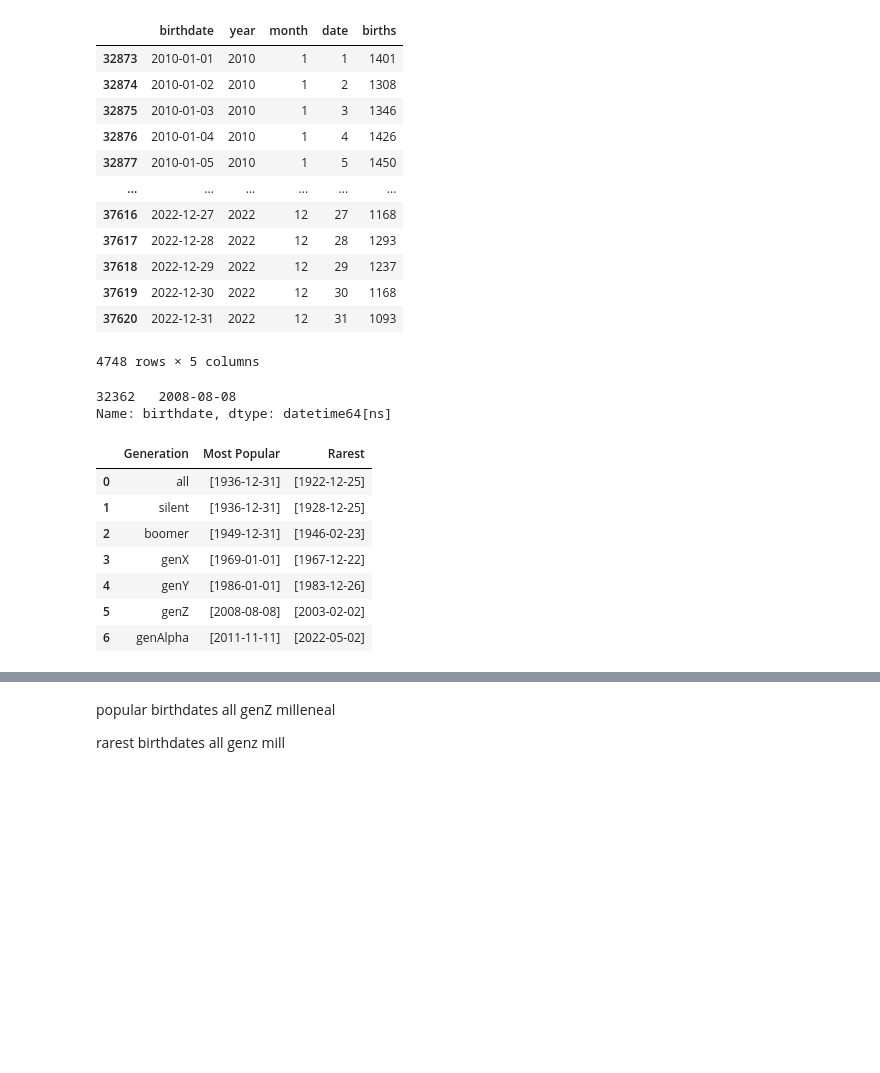
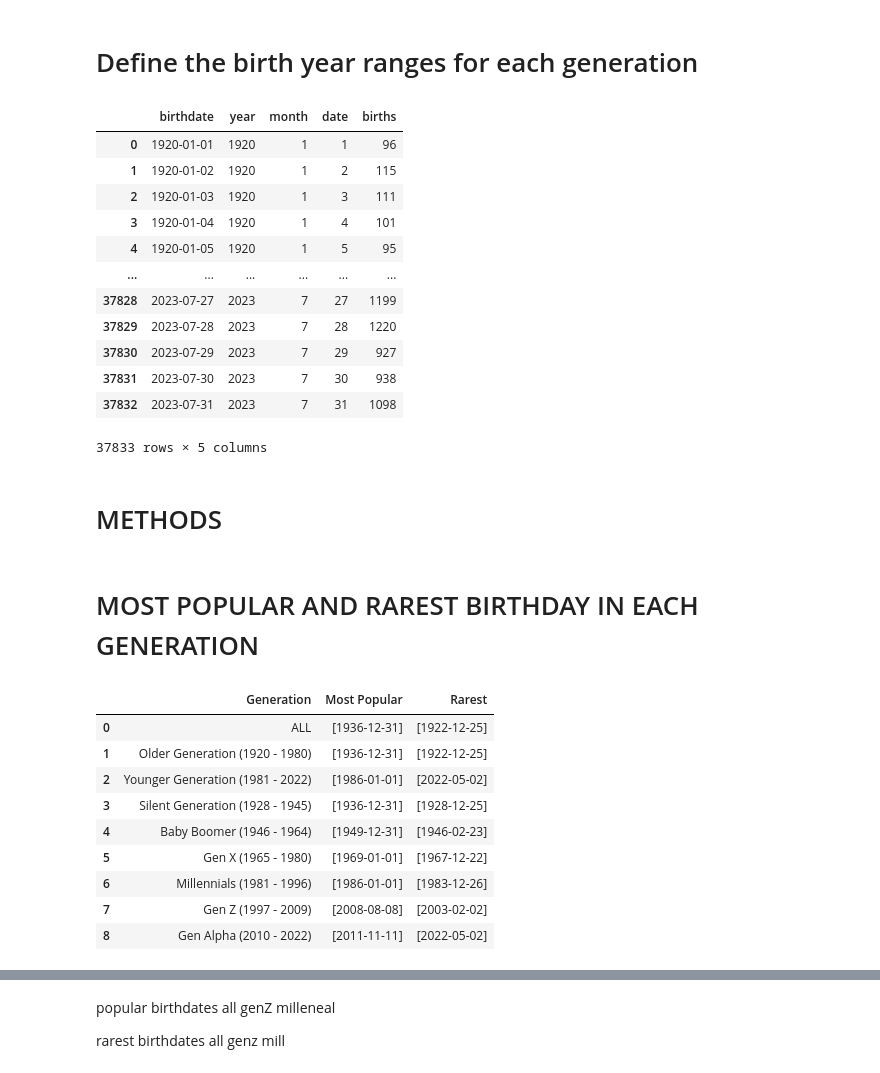
Before and after one commit to aqilahsalihah/birthdayAnalysis, a Jupyter notebook: birthdates.ipynb, the cells around one changed output, grey strips where cells are left out. Cells and saved outputs as stored; diff of their text form; code cells hidden in the pictures; blank space fills up the shorter version.

```diff
--- a/birthdates.ipynb
+++ b/birthdates.ipynb
@@ -49,44 +52,47 @@ print(df)
 37832 2023-07-31  2023      7    31    1098
 
 [37833 rows x 5 columns]
+# %% [markdown]
+# Define the birth year ranges for each generation
 # %%
-# Define the birth year ranges for each generation
 generation_ranges = {
-    'all' : (1920, 2025),
-    'older' : (1920, 1980),
-    'younger' : (1981, 2022),
-    'silent': (1928, 1945), #17
-    'boomer': (1946, 1964), #18
-    'genX': (1965, 1980), #15
-    'genY': (1981, 1996), #15
-    'genZ': (1997, 2009), #12
-    'genAlpha': (2010, 2022)
+    'all' : ('ALL', 1920, 2025),
+    'older' : ('Older Generation (1920 - 1980)', 1920, 1980),
+    'younger' : ('Younger Generation (1981 - 2022)', 1981, 2022),
+    'silent': ('Silent Generation (1928 - 1945)', 1928, 1945), #17
+    'boomer': ('Baby Boomer (1946 - 1964)', 1946, 1964), #18
+    'genX': ('Gen X (1965 - 1980)', 1965, 1980), #15
+    'genY': ('Millennials (1981 - 1996)', 1981, 1996), #15
+    'genZ': ('Gen Z (1997 - 2009)', 1997, 2009), #12
+    'genAlpha': ('Gen Alpha (2010 - 2022)', 2010, 2022)
 }
 
 # Create an empty dictionary to store subsets of DataFrame for each generation
 gen = {}
 
 # Loop through the generation ranges
-for generation, (start_year, end_year) in generation_ranges.items():
+for generation, (name, start_year, end_year) in generation_ranges.items():
     # Filter the DataFrame for the current generation
     gen_df = df[(df['birthdate'].dt.year >= start_year) & (df['birthdate'].dt.year <= end_year)]
 
     # Store the subset DataFrame in the generations dictionary
     gen[generation] = gen_df
 # %%
-gen['genAlpha']
+gen['all']
 # %% [output]
 |  | birthdate | year | month | date | births |
-| 32873 | 2010-01-01 | 2010 | 1 | 1 | 1401 |
-| 32874 | 2010-01-02 | 2010 | 1 | 2 | 1308 |
-| 32875 | 2010-01-03 | 2010 | 1 | 3 | 1346 |
-| 32876 | 2010-01-04 | 2010 | 1 | 4 | 1426 |
-| 32877 | 2010-01-05 | 2010 | 1 | 5 | 1450 |
+| 0 | 1920-01-01 | 1920 | 1 | 1 | 96 |
+| 1 | 1920-01-02 | 1920 | 1 | 2 | 115 |
+| 2 | 1920-01-03 | 1920 | 1 | 3 | 111 |
+| 3 | 1920-01-04 | 1920 | 1 | 4 | 101 |
+| 4 | 1920-01-05 | 1920 | 1 | 5 | 95 |
 | ... | ... | ... | ... | ... | ... |
-| 37616 | 2022-12-27 | 2022 | 12 | 27 | 1168 |
-| 37617 | 2022-12-28 | 2022 | 12 | 28 | 1293 |
-| 37618 | 2022-12-29 | 2022 | 12 | 29 | 1237 |
-| 37619 | 2022-12-30 | 2022 | 12 | 30 | 1168 |
-| 37620 | 2022-12-31 | 2022 | 12 | 31 | 1093 |
+| 37828 | 2023-07-27 | 2023 | 7 | 27 | 1199 |
+| 37829 | 2023-07-28 | 2023 | 7 | 28 | 1220 |
+| 37830 | 2023-07-29 | 2023 | 7 | 29 | 927 |
+| 37831 | 2023-07-30 | 2023 | 7 | 30 | 938 |
+| 37832 | 2023-07-31 | 2023 | 7 | 31 | 1098 |
-4748 rows × 5 columns
+37833 rows × 5 columns
+# %% [markdown]
+# METHODS
 # %%
@@ -110,8 +130,2 @@ def rarest_birthdates(genName, N):
     rare_N = gen[genName].sort_values(by='births', ascending=True).head(N)
     return rare_N
-# %%
-most_popular = top_birthdates('genZ', 1)
-most_popular['birthdate']
-# %% [output]
-32362   2008-08-08
-Name: birthdate, dtype: datetime64[ns]
@@ -118,19 +142,23 @@ Name: birthdate, dtype: datetime64[ns]
+# %% [markdown]
+# MOST POPULAR AND RAREST BIRTHDAY IN EACH GENERATION
 # %%
 generation_summary = pd.DataFrame(columns=['Generation', 'Most Popular', 'Rarest'])
 
 for i in gen:
-    most_popular = top_birthdates(i, 1)['birthdate'].dt.date.tolist()
-    rarest = rarest_birthdates(i, 1)['birthdate'].dt.date.tolist()
+    most_popular = common_birthday(i, 1)['birthdate'].dt.date.tolist()
+    rarest = rarest_birthday(i, 1)['birthdate'].dt.date.tolist()
 
-    generation_summary.loc[len(generation_summary)] = [i, most_popular, rarest]
+    generation_summary.loc[len(generation_summary)] = [generation_ranges[i][0], most_popular, rarest]
 
 generation_summary
 # %% [output]
 |  | Generation | Most Popular | Rarest |
-| 0 | all | [1936-12-31] | [1922-12-25] |
-| 1 | silent | [1936-12-31] | [1928-12-25] |
-| 2 | boomer | [1949-12-31] | [1946-02-23] |
-| 3 | genX | [1969-01-01] | [1967-12-22] |
-| 4 | genY | [1986-01-01] | [1983-12-26] |
-| 5 | genZ | [2008-08-08] | [2003-02-02] |
-| 6 | genAlpha | [2011-11-11] | [2022-05-02] |
+| 0 | ALL | [1936-12-31] | [1922-12-25] |
+| 1 | Older Generation (1920 - 1980) | [1936-12-31] | [1922-12-25] |
+| 2 | Younger Generation (1981 - 2022) | [1986-01-01] | [2022-05-02] |
+| 3 | Silent Generation (1928 - 1945) | [1936-12-31] | [1928-12-25] |
+| 4 | Baby Boomer (1946 - 1964) | [1949-12-31] | [1946-02-23] |
+| 5 | Gen X (1965 - 1980) | [1969-01-01] | [1967-12-22] |
+| 6 | Millennials (1981 - 1996) | [1986-01-01] | [1983-12-26] |
+| 7 | Gen Z (1997 - 2009) | [2008-08-08] | [2003-02-02] |
+| 8 | Gen Alpha (2010 - 2022) | [2011-11-11] | [2022-05-02] |
```
Also changed, not shown: parts of 16 cells of this notebook.
